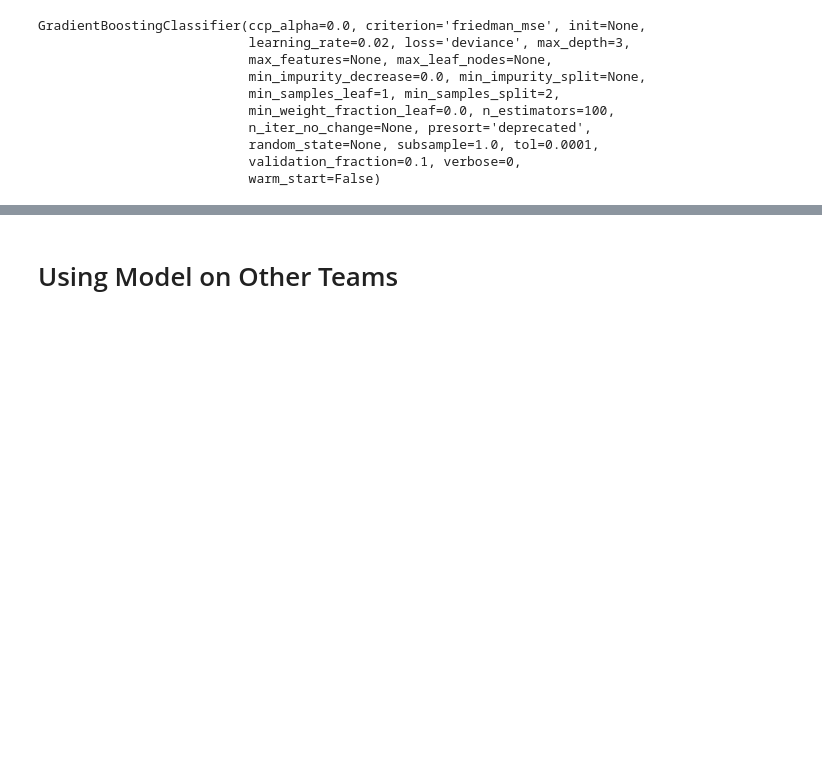
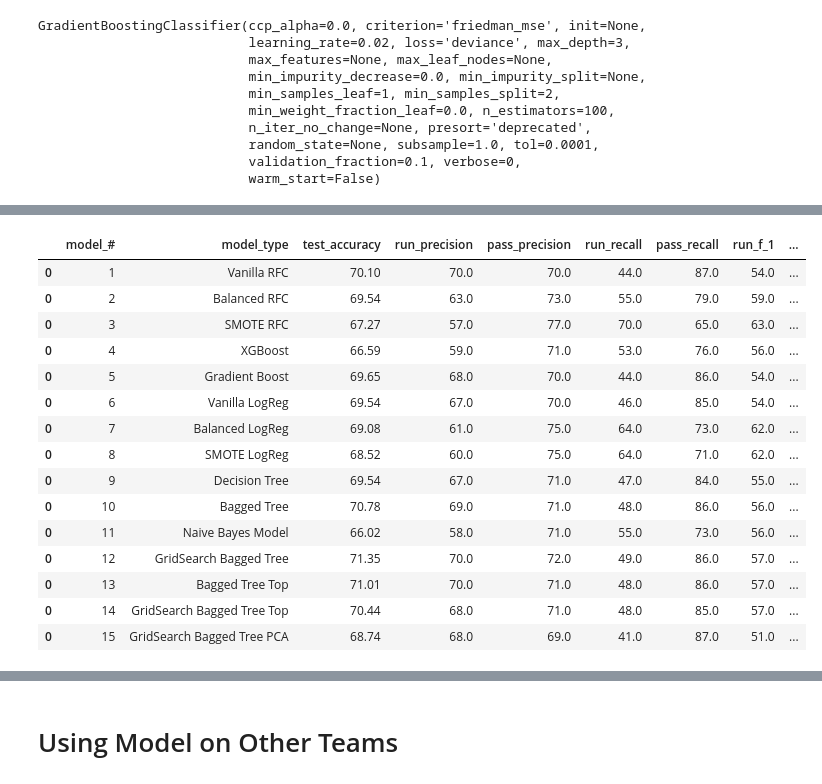
Before and after one commit to torokmg/NFL-Play-Calls, a Jupyter notebook: Notebooks/Modeling.ipynb, the cells around one changed output, grey strips where cells are left out. Drawn from its saved outputs; the diff is of its cells as text; code cells hidden in the pictures; blank space fills up the shorter version.

```diff
--- a/Notebooks/Modeling.ipynb
+++ b/Notebooks/Modeling.ipynb
@@ -624,0 +711,9 @@ If you input data and the model predicts it is a pass play, then you can be fair
+# %%
+column_names = ['model_#', 'model_type', 'test_accuracy', 'run_precision',
+                'pass_precision', 'run_recall',
+                'pass_recall', 'run_f_1', 'pass_f-1']
+results = [11, 'Naive Bayes Model', 66.02,58.0, 71.0, 55.0, 73.0,56.0,72.0]
+results_dict = dict(zip(column_names,results))
+model_results11=pd.DataFrame(results_dict, index = range(1))
+model_results=model_results.append(model_results11)
+model_results
@@ -624,0 +797,9 @@ If you input data and the model predicts it is a pass play, then you can be fair
+# %%
+column_names = ['model_#', 'model_type', 'test_accuracy', 'run_precision',
+                'pass_precision', 'run_recall',
+                'pass_recall', 'run_f_1', 'pass_f-1']
+results = [12, 'GridSearch Bagged Tree', 71.35,70.0, 72.0, 49.0, 86.0,57.0,78.0]
+results_dict = dict(zip(column_names,results))
+model_results12=pd.DataFrame(results_dict, index = range(1))
+model_results=model_results.append(model_results12)
+model_results
@@ -624,0 +1054,26 @@ If you input data and the model predicts it is a pass play, then you can be fair
+# %%
+column_names = ['model_#', 'model_type', 'test_accuracy', 'run_precision',
+                'pass_precision', 'run_recall',
+                'pass_recall', 'run_f_1', 'pass_f-1']
+results = [15, 'GridSearch Bagged Tree PCA', 68.74,68.0, 69.0, 41.0, 87.0,51.0,77.0]
+results_dict = dict(zip(column_names,results))
+model_results15=pd.DataFrame(results_dict, index = range(1))
+model_results=model_results.append(model_results15)
+model_results
+# %% [output]
+|  | model_# | model_type | test_accuracy | run_precision | pass_precision | run_recall | pass_recall | run_f_1 | ... |
+| 0 | 1 | Vanilla RFC | 70.10 | 70.0 | 70.0 | 44.0 | 87.0 | 54.0 | ... |
+| 0 | 2 | Balanced RFC | 69.54 | 63.0 | 73.0 | 55.0 | 79.0 | 59.0 | ... |
+| 0 | 3 | SMOTE RFC | 67.27 | 57.0 | 77.0 | 70.0 | 65.0 | 63.0 | ... |
+| 0 | 4 | XGBoost | 66.59 | 59.0 | 71.0 | 53.0 | 76.0 | 56.0 | ... |
+| 0 | 5 | Gradient Boost | 69.65 | 68.0 | 70.0 | 44.0 | 86.0 | 54.0 | ... |
+| 0 | 6 | Vanilla LogReg | 69.54 | 67.0 | 70.0 | 46.0 | 85.0 | 54.0 | ... |
+| 0 | 7 | Balanced LogReg | 69.08 | 61.0 | 75.0 | 64.0 | 73.0 | 62.0 | ... |
+| 0 | 8 | SMOTE LogReg | 68.52 | 60.0 | 75.0 | 64.0 | 71.0 | 62.0 | ... |
+| 0 | 9 | Decision Tree | 69.54 | 67.0 | 71.0 | 47.0 | 84.0 | 55.0 | ... |
+| 0 | 10 | Bagged Tree | 70.78 | 69.0 | 71.0 | 48.0 | 86.0 | 56.0 | ... |
+| 0 | 11 | Naive Bayes Model | 66.02 | 58.0 | 71.0 | 55.0 | 73.0 | 56.0 | ... |
+| 0 | 12 | GridSearch Bagged Tree | 71.35 | 70.0 | 72.0 | 49.0 | 86.0 | 57.0 | ... |
+| 0 | 13 | Bagged Tree Top | 71.01 | 70.0 | 71.0 | 48.0 | 86.0 | 57.0 | ... |
+| 0 | 14 | GridSearch Bagged Tree Top | 70.44 | 68.0 | 71.0 | 48.0 | 85.0 | 57.0 | ... |
+| 0 | 15 | GridSearch Bagged Tree PCA | 68.74 | 68.0 | 69.0 | 41.0 | 87.0 | 51.0 | ... |
```
Also changed, not shown: parts of 124 cells of this notebook, 11 other files.
